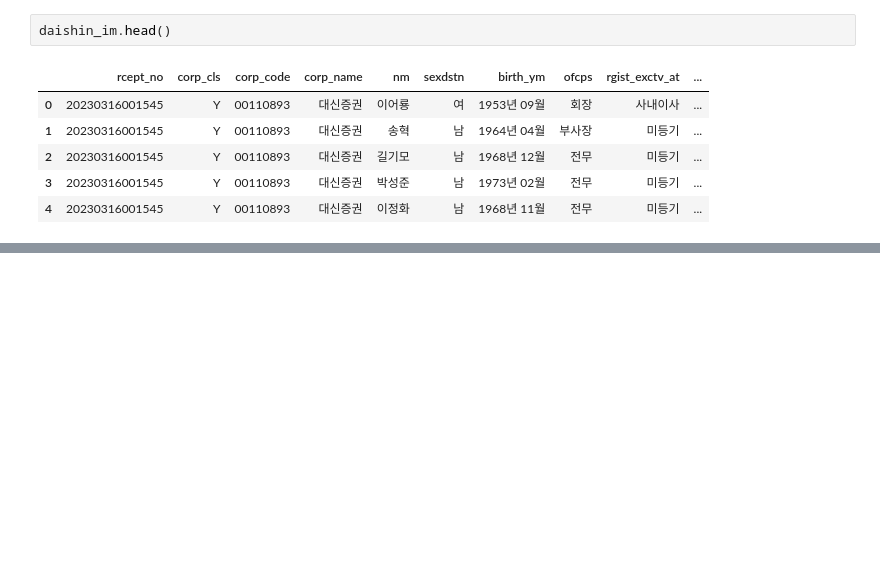
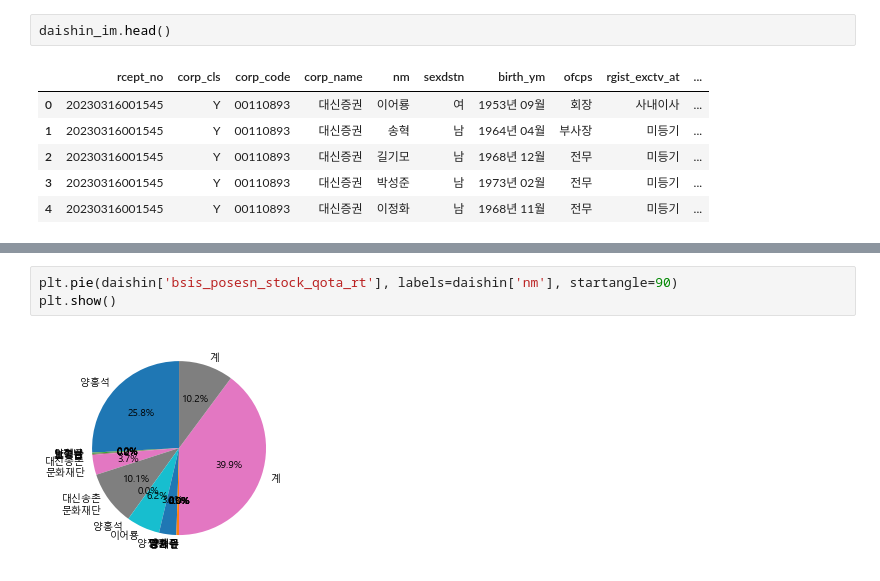
Before and after one commit to ESGcompetition/network-analysis, a Jupyter notebook: dasin.ipynb, the cells around one changed output, grey strips where cells are left out. Drawn from its saved outputs; the diff is of its cells as text; blank space fills up the shorter version.

```diff
--- a/dasin.ipynb
+++ b/dasin.ipynb
@@ -101,0 +201,5 @@ Graph with 68 nodes and 42 edges
+# %%
+plt.pie(daishin['bsis_posesn_stock_qota_rt'], labels=daishin['nm'], startangle=90)
+plt.show()
+# %% [output]
+[figure, added]
```
Also changed, not shown: parts of 8 cells of this notebook, 11 other files.
